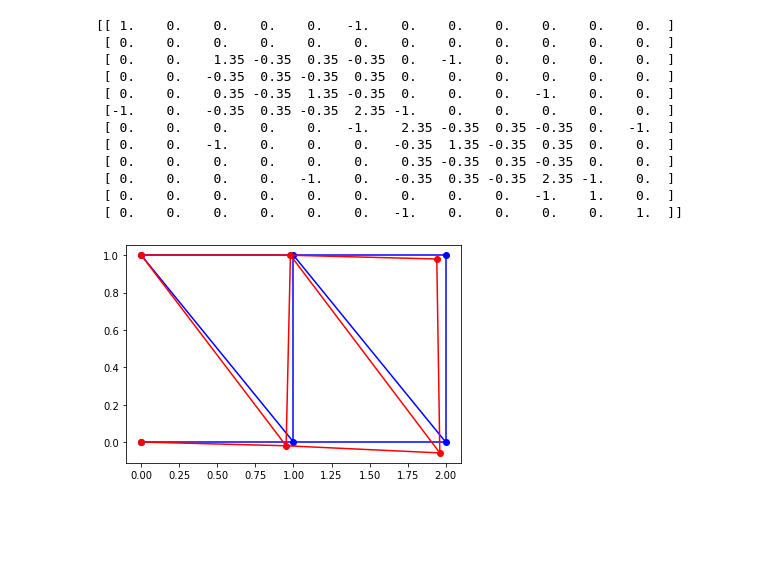
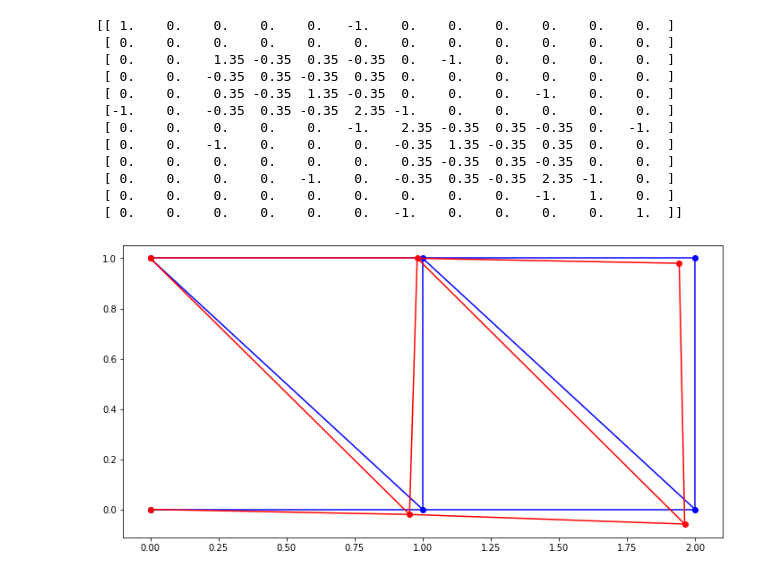
Before and after one commit to falcon75/fem, a Jupyter notebook: pin_truss.ipynb, the cells around one changed output. Drawn from its saved outputs; the diff is of its cells as text; code cells hidden in the pictures; blank space fills up the shorter version.

```diff
--- a/pin_truss.ipynb
+++ b/pin_truss.ipynb
@@ -25,13 +25,14 @@ elems = np.array([
     [4, 5]
 ])
 
-def plot(nodes, elems, c):
+def plot(ax, nodes, elems, c):
     '''Plot nodes and elements'''
-    plt.plot(nodes[:, 0], nodes[:, 1], 'o'+c)
+    ax.plot(nodes[:, 0], nodes[:, 1], 'o'+c)
     for elem in elems:
         pair = np.array([nodes[elem[0]], nodes[elem[1]]])
-        plt.plot(pair[:, 0], pair[:, 1], '-'+c)
+        ax.plot(pair[:, 0], pair[:, 1], '-'+c)
 
-plot(nodes, elems, 'b')
+fig, ax = plt.subplots(1, figsize=(12, 6))
+plot(ax, nodes, elems, 'b')
 plt.show()
 # %% [output]
@@ -101,16 +107,19 @@ print(np.round((K_glob), 2))
 # %%
 # --- Boundary Conditions + Solving ---
 
-F = np.array([0, 0, 0, 0, 0, -0.01, 0, 0, 0, -0.01, 0, 0])
-u = np.zeros_like(F)
+forces = np.array([0, 0, 0, 0, 0, -0.01, 0, 0, 0, -0.01, 0, 0])
+u = np.zeros_like(forces)
+constraints = np.array([0, 0, 0, 0, 1, 1, 1, 1, 1, 1, 1, 1], dtype=bool)
 
 # Omit rows + columns of constrained nodes and solve
-u[dof*2:] = np.linalg.solve(K_glob[dof*2:, dof*2:], F[dof*2:])
+u[constraints] = np.linalg.solve(K_glob[constraints].T[constraints], forces[constraints])
 
 u = u.reshape(-1, 2) # Reshape column vector into shape of nodes array
 
-plot(nodes, elems, 'b')
-plot(nodes + u, elems, 'r')
+fig, ax = plt.subplots(1, figsize=(12, 6))
+
+plot(ax, nodes, elems, 'b')
+plot(ax, nodes + u, elems, 'r')
 plt.show()
 # %% [output]
-[figure, old version]
+[figure, new version]
```
Also changed, not shown: parts of 5 cells of this notebook, 2 other files.
